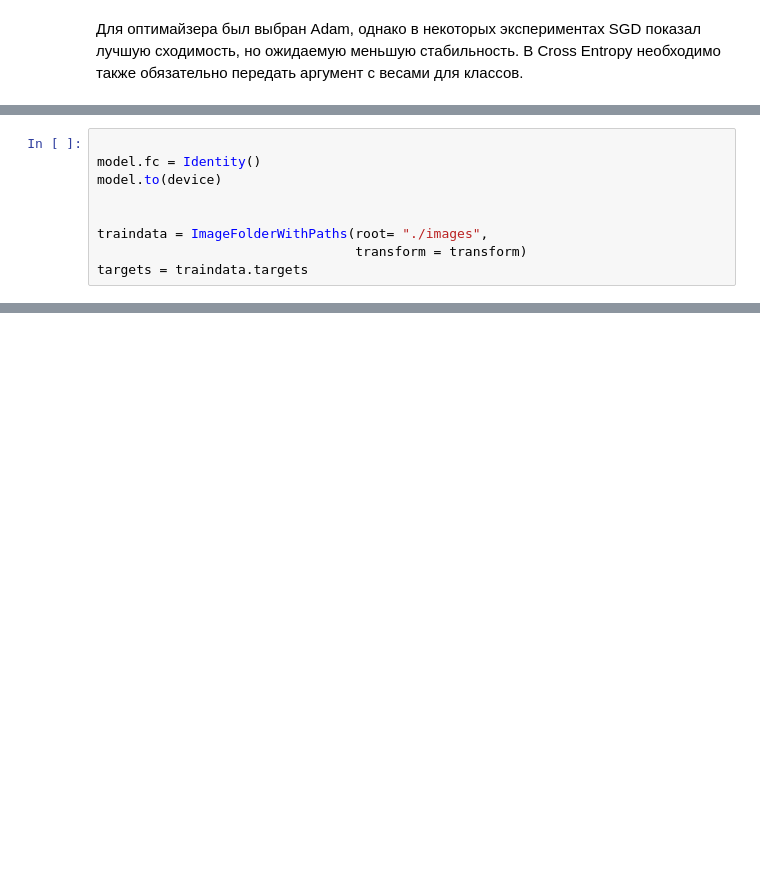
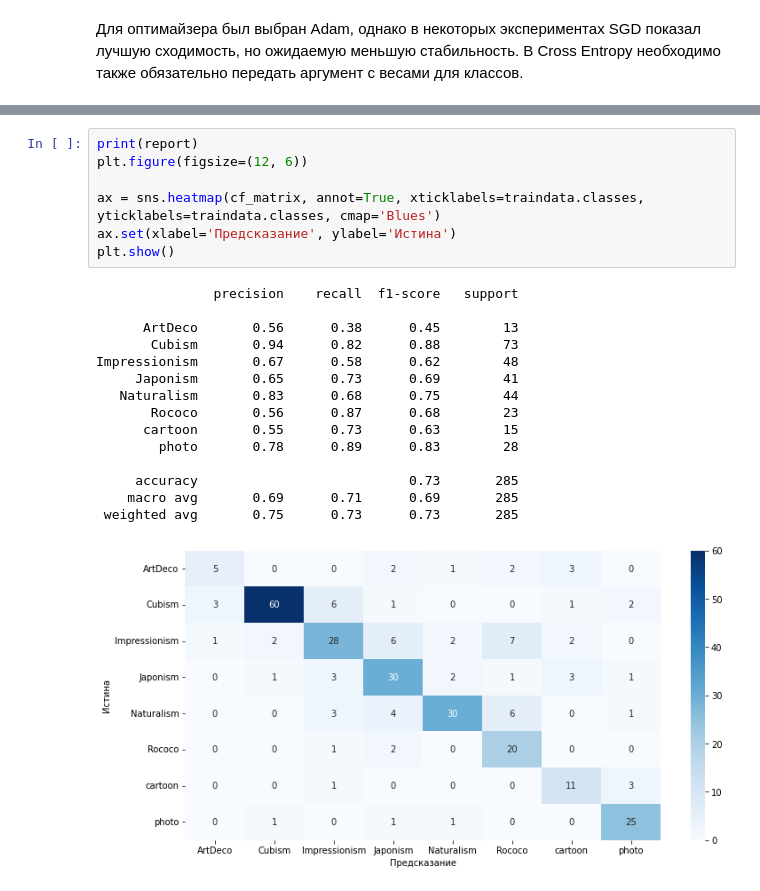
Before and after one commit to theisub/ArtClassify, a Jupyter notebook: task.ipynb, the cells around one changed output, grey strips where cells are left out. Cells and saved outputs as stored; diff of their text form; blank space fills up the shorter version.

```diff
--- a/task.ipynb
+++ b/task.ipynb
@@ -397,9 +133,0 @@ class Identity(nn.Module):
-# %%
-
-model.fc = Identity()
-model.to(device)
-
-
-traindata = ImageFolderWithPaths(root= "./images",
-                                 transform = transform)
-targets = traindata.targets
@@ -639,0 +263,23 @@ weighted avg       0.71      0.71      0.71       285
+# %%
+print(report)
+plt.figure(figsize=(12, 6))
+
+ax = sns.heatmap(cf_matrix, annot=True, xticklabels=traindata.classes, yticklabels=traindata.classes, cmap='Blues')
+ax.set(xlabel='Предсказание', ylabel='Истина')
+plt.show()
+# %% [output]
+               precision    recall  f1-score   support
+
+      ArtDeco       0.56      0.38      0.45        13
+       Cubism       0.94      0.82      0.88        73
+Impressionism       0.67      0.58      0.62        48
+     Japonism       0.65      0.73      0.69        41
+   Naturalism       0.83      0.68      0.75        44
+       Rococo       0.56      0.87      0.68        23
+      cartoon       0.55      0.73      0.63        15
+        photo       0.78      0.89      0.83        28
+
+     accuracy                           0.73       285
+    macro avg       0.69      0.71      0.69       285
+ weighted avg       0.75      0.73      0.73       285
+[figure, added]
```
Also changed, not shown: parts of 70 cells of this notebook, 2 other files.
